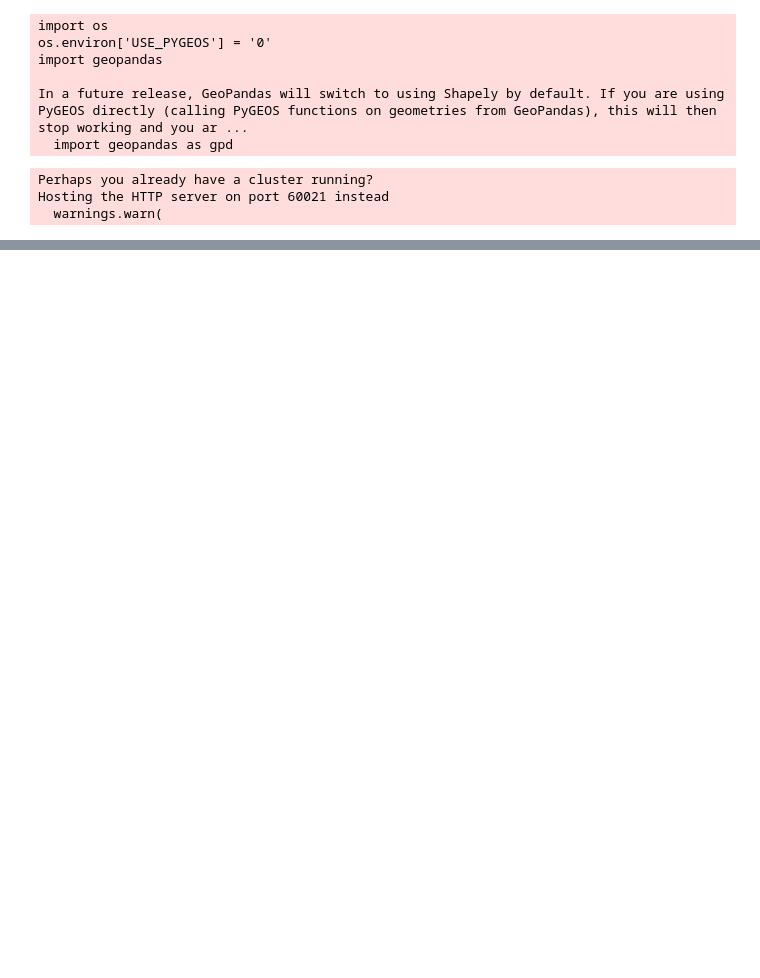
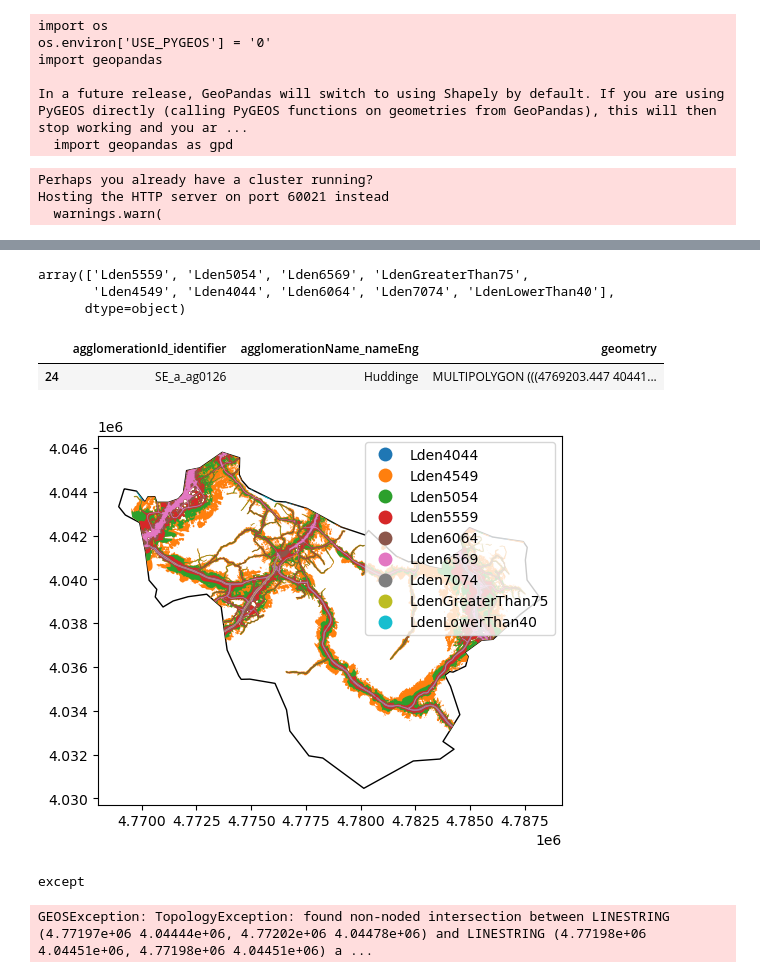
Before and after one commit to ubachr/GQA, a Jupyter notebook: example_usage_v2.ipynb, the cells around one changed output, grey strips where cells are left out. Saved outputs shown, nothing was run; the diff lists cells and outputs as text; code cells hidden in the pictures; blank space fills up the shorter version.

```diff
--- a/example_usage_v2.ipynb
+++ b/example_usage_v2.ipynb
@@ -136,7 +137,6 @@ else:
 counter= 1
 agl_error_ls = []
 
-# Loop through test cities
 # Loop through test cities
 for uc_city_code in cities_ls:
     print(counter)
@@ -294,12 +294,12 @@ for uc_city_code in cities_ls:
                                                 ncm_agl_city_km2,ua_km2, uagreen_km2, uagreen_urbc_km2, nqgreen_m2,
                                                 green_not_covered_by_ncm_m2, GQA_m2, GNA_m2, processing_time)
                         write_log(log_path, log_entry)
-                    except TopologicalError as e:
+
+                        # Clean up intermediate variables to free memory
+                        del agl_city, ncm, ncm_agl, ncm_agl_city, ncm_dis, ua, uagreen, uagreen_urbc, nqgreen, green_not_covered_by_ncm, GQA, GNA, GQA_pts
+                    except:
                         print("Caught another TopologicalError after snapping:", e)
-                        agl_error_ls.append(city_agl_cd, " Topological error ", e)
-
-                    # Clean up intermediate variables to free memory
-                    del agl_city, ncm, ncm_agl, ncm_agl_city, ncm_dis, ua, uagreen, uagreen_urbc, nqgreen, green_not_covered_by_ncm, GQA, GNA, GQA_pts
+                        agl_error_ls.append(city_agl_cd, " Topological error")
     counter= counter+1
 
 print(agl_error_ls)
@@ -311,0 +328,68 @@ ncm
+# %%
+ncm_agl.category.unique()
+# %% [output]
+array(['Lden5559', 'Lden5054', 'Lden6569', 'LdenGreaterThan75',
+       'Lden4549', 'Lden4044', 'Lden6064', 'Lden7074', 'LdenLowerThan40'],
+      dtype=object)
+# %%
+agl_city
+# %% [output]
+|  | agglomerationId_identifier | agglomerationName_nameEng | geometry |
+| 24 | SE_a_ag0126 | Huddinge | MULTIPOLYGON (((4769203.447 40441... |
+# %%
+import geopandas as gpd
+import matplotlib.pyplot as plt
+
+# Load or create your GeoDataFrames
+
+
+# Plot both GeoDataFrames
+fig, ax = plt.subplots()
+agl_city.plot(ax=ax, facecolor='none',  label='agglomeration')
+ncm_agl.plot(column='category', ax=ax, legend=True, categorical=True, label='ncm')
+
+# Show the plot
+plt.show()
+# %% [output]
+[figure, added]
+# %%
+try:
+    ncm_agl_city = gpd.overlay(agl_city, ncm_agl, how='union')
+except:
+    print('except')
+# %% [output]
+except
+# %%
+import geopandas as gpd
+from shapely.errors import TopologicalError
+from shapely.ops import snap
+
+# Function to handle overlay operation with error capture
+def process_overlay(gdf1, gdf2, tolerance=0.0001):
+    try:
+        # Attempt to perform the overlay union operation
+        result = gpd.overlay(gdf1, gdf2, how='union')
+        print("Operation successful:")
+    except TopologicalError as e:
+        print("Caught a TopologicalError:", e)
+        # Handle the error by snapping geometries to a grid
+        gdf1['geometry'] = gdf1['geometry'].apply(lambda geom: snap(geom, gdf2.unary_union, tolerance))
+        gdf2['geometry'] = gdf2['geometry'].apply(lambda geom: snap(geom, gdf1.unary_union, tolerance))
+        try:
+            # Retry the overlay union operation with snapped geometries
+            result = gpd.overlay(gdf1, gdf2, how='union')
+            print("Operation successful after snapping:")
+        except TopologicalError as e:
+            print("Caught another TopologicalError after snapping:", e)
+            result = None
+    return result
+
+# Process the overlay union operation
+###result = process_overlay(gdf1, gdf2)
+ncm_agl_city = process_overlay(ncm_agl, agl_city)
+if ncm_agl_city is not None:
+    ncm_agl_city.plot()
+else:
+    print("Failed to process geometries.")
+# %% [output]
+GEOSException: TopologyException: found non-noded intersection between LINESTRING (4.77197e+06 4.04444e+06, 4.77202e+06 4.04478e+06) and LINESTRING (4.77198e+06 4.04451e+06, 4.77198e+06 4.04451e+06) a ...
```
Also changed, not shown: parts of 3 cells of this notebook.
